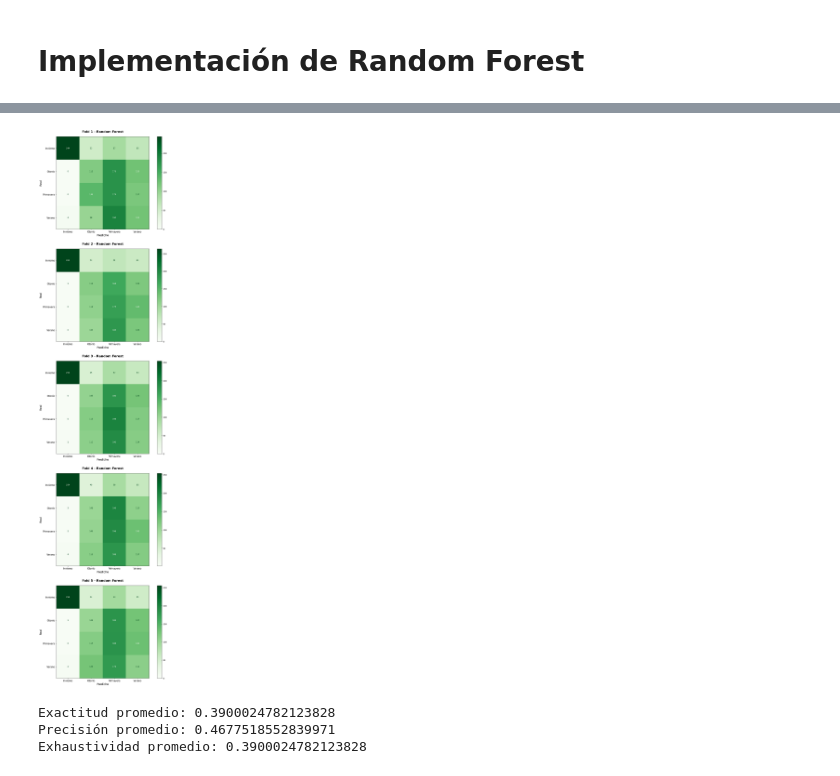
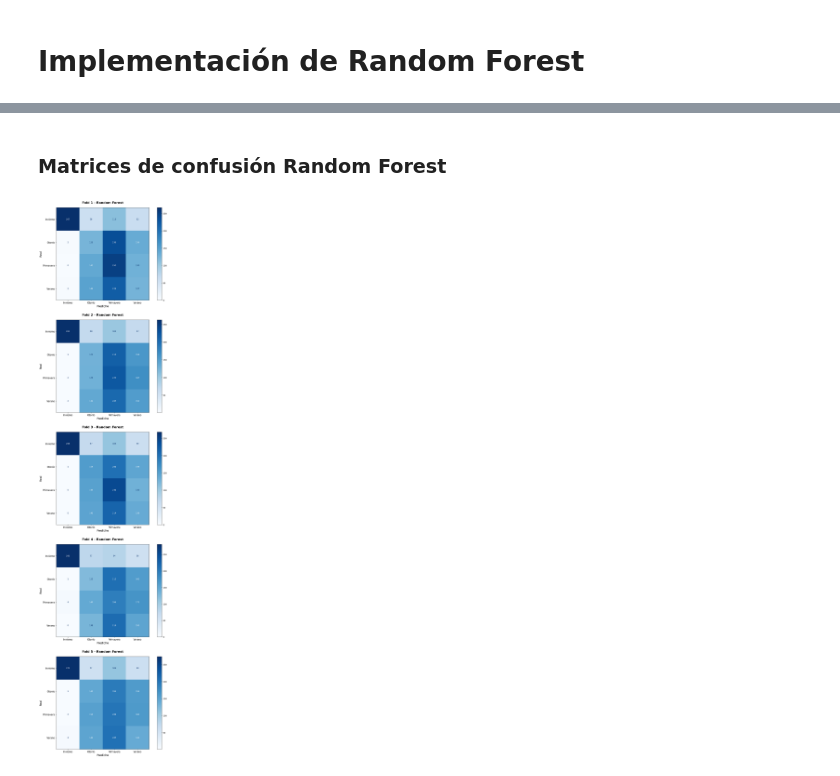
Before and after one commit to Fabrote/season-classifier, a Jupyter notebook: MD-TP3_TAPIA-PALACIO.ipynb, the cells around one changed output, grey strips where cells are left out. Cells and saved outputs as stored; diff of their text form; code cells hidden in the pictures.

```diff
--- a/MD-TP3_TAPIA-PALACIO.ipynb
+++ b/MD-TP3_TAPIA-PALACIO.ipynb
@@ -541,29 +654,0 @@ Mejores parámetros RBF: {'classifier__C': 10, 'classifier__gamma': 'scale'}
-# %%
-resultados_rbf = []
-matrices_rbf = []
-
-print("Evaluando modelo RBF con validación cruzada...")
-
-for i, (train_idx, test_idx) in enumerate(skf.split(X, y), start=1):
-    X_train_fold, X_test_fold = X.iloc[train_idx], X.iloc[test_idx]
-    y_train_fold, y_test_fold = y.iloc[train_idx], y.iloc[test_idx]
-
-    #Entrenamos el mejor modelo de este fold
-    best_model_rbf.fit(X_train_fold, y_train_fold)
-    prediccion = best_model_rbf.predict(X_test_fold)
-
-    #Calculamos las métricas
-    resultados_rbf.append({
-        'Fold': i,
-        'Accuracy': accuracy_score(y_test_fold, prediccion),
-        'Precision': precision_score(y_test_fold, prediccion, average='weighted', zero_division=0),
-        'Recall': recall_score(y_test_fold, prediccion, average='weighted', zero_division=0),
-        'F1': f1_score(y_test_fold, prediccion, average='weighted', zero_division=0)
-    })
-
-    cm = confusion_matrix(y_test_fold, prediccion)
-    matrices_rbf.append(cm)
-
-df_resultados_rbf = pd.DataFrame(resultados_rbf)
-print("\nResultados Promedio SVM Gaussiano (RBF):")
-print(df_resultados_rbf.mean(numeric_only=True).round(3))
@@ -585,7 +733,7 @@ estaciones_labels = best_model_rbf.classes_
 for i, cm in enumerate(matrices_rbf):
     disp = ConfusionMatrixDisplay(confusion_matrix=cm, display_labels=estaciones_labels)
 
-    disp.plot(cmap=plt.cm.Oranges, ax=axes[i], values_format='d')
+    disp.plot(cmap=plt.cm.Blues, ax=axes[i], values_format='d')
 
     # Estilo de títulos y ejes
     axes[i].set_title(f'Fold {i+1} - Kernel Gaussiano', fontsize=16, fontweight='bold', pad=20)
@@ -658,6 +806,12 @@ for i, (train_idx, test_idx) in enumerate(skf.split(X, y), start=1):
     best_model_rf.fit(X_train_fold, y_train_fold)
     prediccion = best_model_rf.predict(X_test_fold)
 
+    acc = accuracy_score(y_test_fold, prediccion)
+    prec = precision_score(y_test_fold, prediccion, average='weighted', zero_division=0)
+    rec = recall_score(y_test_fold, prediccion, average='weighted', zero_division=0)
+    f1 = f1_score(y_test_fold, prediccion, average='weighted', zero_division=0)
+
+
     resultados_rf.append({
         'Fold': i,
         'Accuracy': accuracy_score(y_test_fold, prediccion),
@@ -666,6 +820,9 @@ for i, (train_idx, test_idx) in enumerate(skf.split(X, y), start=1):
         'F1': f1_score(y_test_fold, prediccion, average='weighted', zero_division=0)
     })
 
+    print(f"Fold {i}: Acc={acc:.3f}, Prec={prec:.3f}, Rec={rec:.3f}")
+
+
     cm = confusion_matrix(y_test_fold, prediccion)
     matrices_rf.append(cm)
 
@@ -685,27 +859,21 @@ dtype: float64
+# %% [markdown]
+### Matrices de confusión Random Forest
 # %%
 fig, axes = plt.subplots(5, 1, figsize=(12, 40))
 
 estaciones_labels = best_model_rf.classes_
 
 for i, cm in enumerate(matrices_rf):
     disp = ConfusionMatrixDisplay(confusion_matrix=cm, display_labels=estaciones_labels)
 
-    disp.plot(cmap=plt.cm.Greens, ax=axes[i], values_format='d')
+    disp.plot(cmap=plt.cm.Blues, ax=axes[i], values_format='d')
 
     axes[i].set_title(f'Fold {i+1} - Random Forest', fontsize=16, fontweight='bold', pad=20)
     axes[i].set_xlabel('Predicho', fontsize=14)
     axes[i].set_ylabel('Real', fontsize=14)
     axes[i].tick_params(axis='both', which='major', labelsize=12)
 
 plt.tight_layout(pad=3.0)
 plt.show()
 # %% [output]
-[figure, old version]
+[figure, new version]
-# %%
-print("Exactitud promedio:", sum(accs)/5)
-print("Precisión promedio:", sum(precs)/5)
-print("Exhaustividad promedio:", sum(recs)/5)
-# %% [output]
-Exactitud promedio: 0.3900024782123828
-Precisión promedio: 0.4677518552839971
-Exhaustividad promedio: 0.3900024782123828
```
Also changed, not shown: parts of 47 cells of this notebook.
